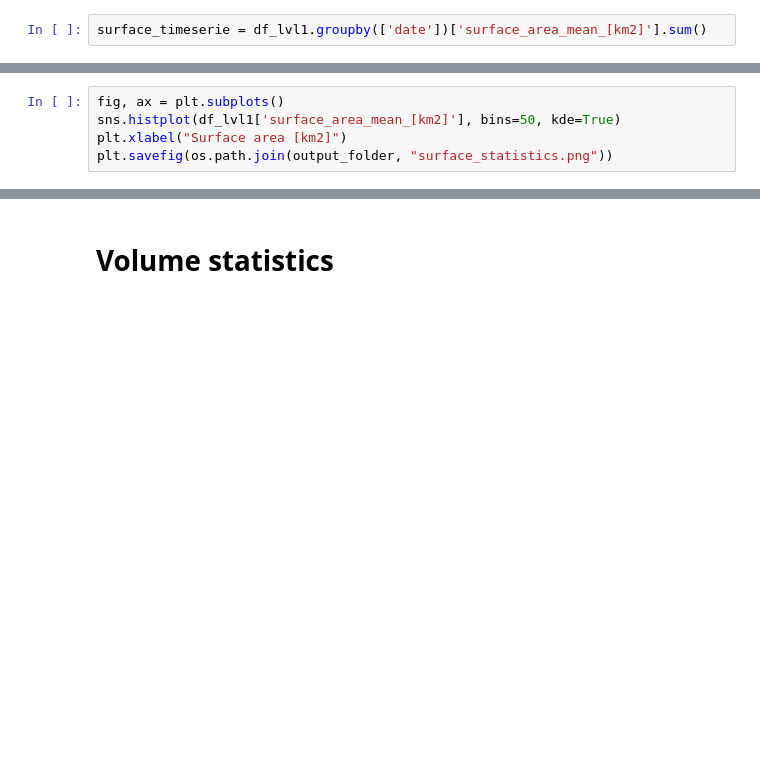
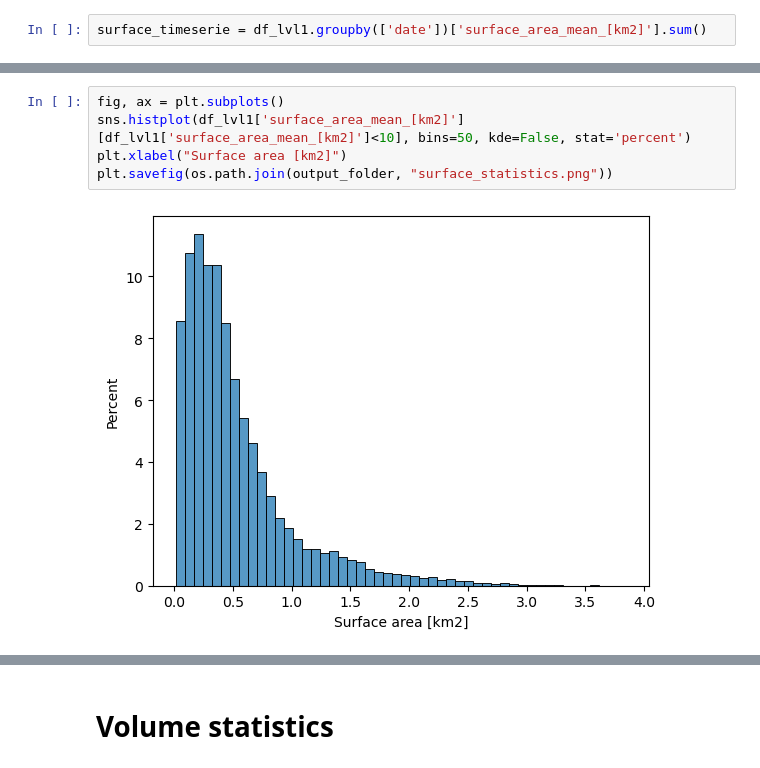
Before and after one commit to leroquan/horizontal_structure_analysis, a Jupyter notebook: eddies/lvl1_eddy_statistics.ipynb, the cells around one changed output, grey strips where cells are left out. Cells and saved outputs as stored; diff of their text form; blank space fills up the shorter version.

```diff
--- a/eddies/lvl1_eddy_statistics.ipynb
+++ b/eddies/lvl1_eddy_statistics.ipynb
@@ -78,5 +129,7 @@ plt.savefig(os.path.join(output_folder, "surface_timeserie.png"))
-# %%
-fig, ax = plt.subplots()
-sns.histplot(df_lvl1['surface_area_mean_[km2]'], bins=50, kde=True)
-plt.xlabel("Surface area [km2]")
-plt.savefig(os.path.join(output_folder, "surface_statistics.png"))
+# %%
+fig, ax = plt.subplots()
+sns.histplot(df_lvl1['surface_area_mean_[km2]'][df_lvl1['surface_area_mean_[km2]']<10], bins=50, kde=False, stat='percent')
+plt.xlabel("Surface area [km2]")
+plt.savefig(os.path.join(output_folder, "surface_statistics.png"))
+# %% [output]
+[figure, added]
```
Also changed, not shown: parts of 34 cells of this notebook, 54 other files.
